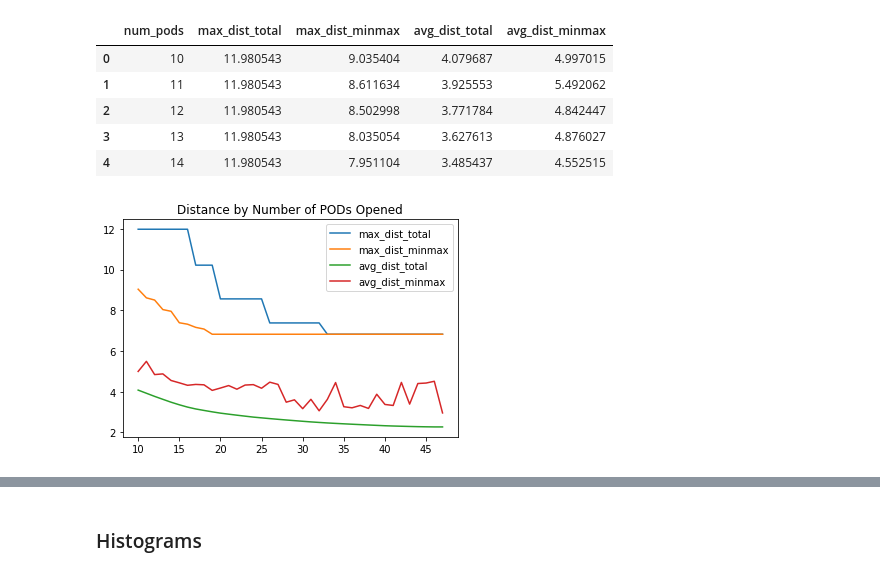
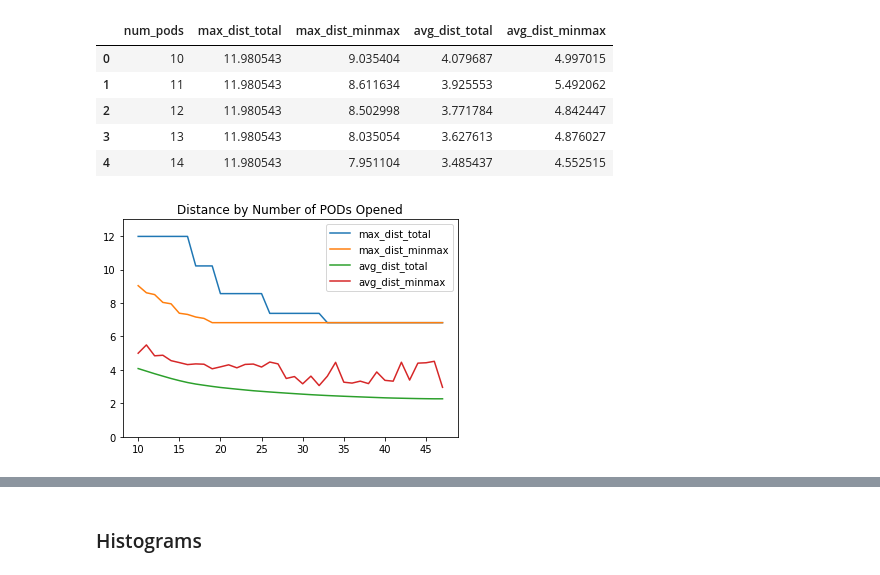
Before and after one commit to espeigle36/points-of-dispense, a Jupyter notebook: Analysis.ipynb, the cells around one changed output, grey strips where cells are left out. Saved outputs shown, nothing was run; the diff lists cells and outputs as text; code cells hidden in the pictures.

Commit message:
Edit dist line graph/add population bar
Added two potential line graphs; added total population bar chart

```diff
--- a/Analysis.ipynb
+++ b/Analysis.ipynb
@@ -68,7 +70,8 @@ cols = ['max_dist_total','max_dist_minmax','avg_dist_total','avg_dist_minmax']
 # %%
 plt.plot(dist_df['num_pods'], dist_df[cols])
 plt.title('Distance by Number of PODs Opened')
 plt.legend(cols)
+plt.ylim(0, 13)
 plt.show()
 # %% [output]
-[figure, old version]
+[figure, new version]
```
Also changed, not shown: parts of 11 cells of this notebook.
